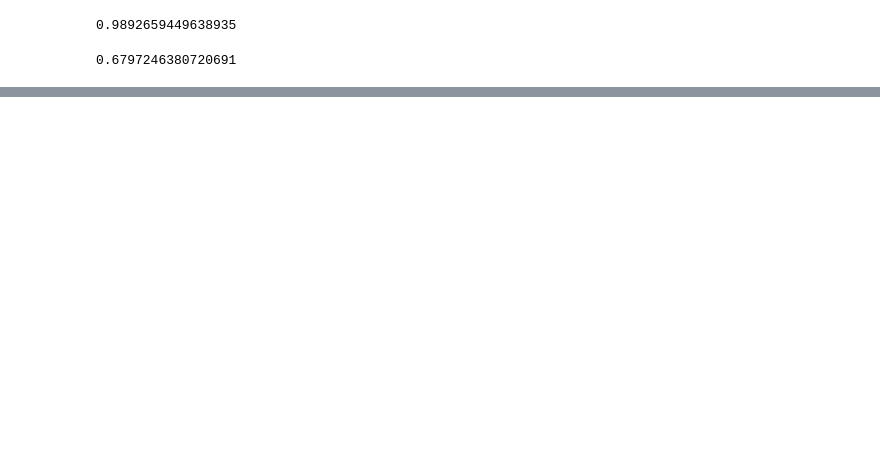
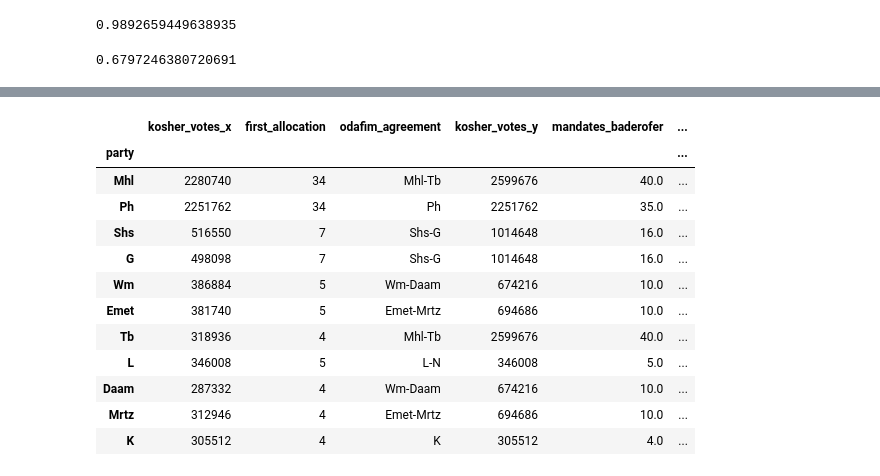
Before and after one commit to 50stuck/ballots2mandates, a Jupyter notebook: ballots 2 mandates.ipynb, the cells around one changed output, grey strips where cells are left out. Saved outputs shown, nothing was run; the diff lists cells and outputs as text; code cells hidden in the pictures; blank space fills up the shorter version.

```diff
--- a/ballots 2 mandates.ipynb
+++ b/ballots 2 mandates.ipynb
@@ -248,0 +322,18 @@ votes_per_party_if_everyone_voted.sum() * 1.0 / t.Bazab.sum()
+# %%
+# What if the turnout rate was twice as big, same distribution?
+
+voters_to_mandates(votes_per_party * 2)
+# %% [output]
+|  | kosher_votes_x | first_allocation | odafim_agreement | kosher_votes_y | mandates_baderofer | ... |
+| party |  |  |  |  |  | ... |
+| Mhl | 2280740 | 34 | Mhl-Tb | 2599676 | 40.0 | ... |
+| Ph | 2251762 | 34 | Ph | 2251762 | 35.0 | ... |
+| Shs | 516550 | 7 | Shs-G | 1014648 | 16.0 | ... |
+| G | 498098 | 7 | Shs-G | 1014648 | 16.0 | ... |
+| Wm | 386884 | 5 | Wm-Daam | 674216 | 10.0 | ... |
+| Emet | 381740 | 5 | Emet-Mrtz | 694686 | 10.0 | ... |
+| Tb | 318936 | 4 | Mhl-Tb | 2599676 | 40.0 | ... |
+| L | 346008 | 5 | L-N | 346008 | 5.0 | ... |
+| Daam | 287332 | 4 | Wm-Daam | 674216 | 10.0 | ... |
+| Mrtz | 312946 | 4 | Emet-Mrtz | 694686 | 10.0 | ... |
+| K | 305512 | 4 | K | 305512 | 4.0 | ... |
```
Also changed, not shown: parts of 6 cells of this notebook.
